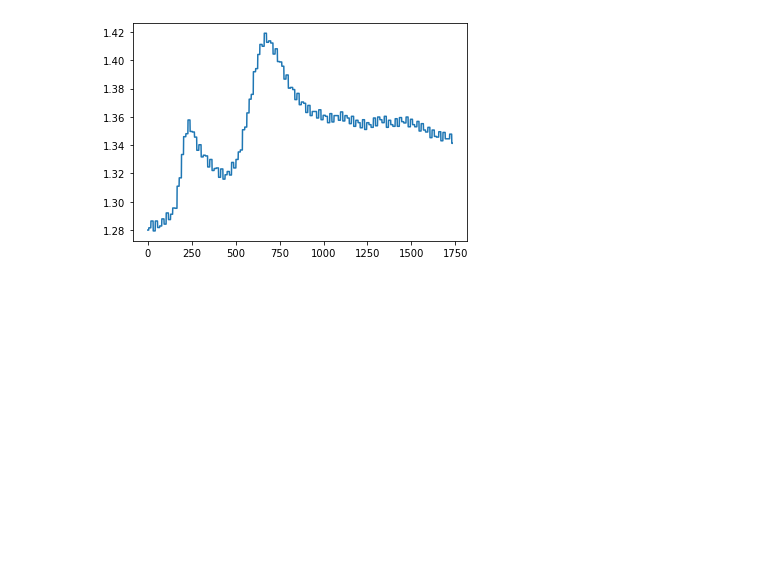
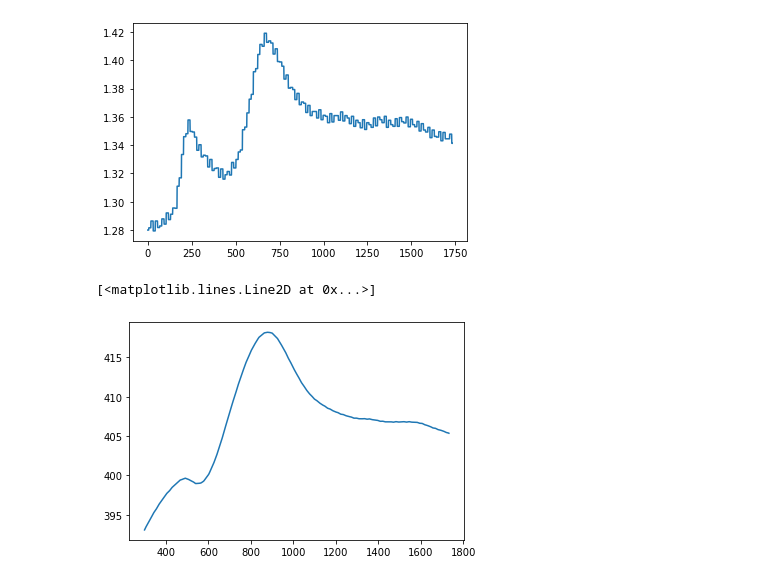
Before and after one commit to kiote/empathy, a Jupyter notebook: python/gsr.ipynb, the cells around one changed output. Saved outputs shown, nothing was run; the diff lists cells and outputs as text; code cells hidden in the pictures; blank space fills up the shorter version.

```diff
--- a/python/gsr.ipynb
+++ b/python/gsr.ipynb
@@ -36,2 +39,7 @@ plt.plot(df.index, df['value'])
+# %%
+plt.plot(df.index, df['mov_avg'])
+# %% [output]
+[<matplotlib.lines.Line2D at 0x...>]
+[figure, added]
 # %%
 # number of points to be checked before and after
```
Also changed, not shown: parts of 6 cells of this notebook, 1 other file.
